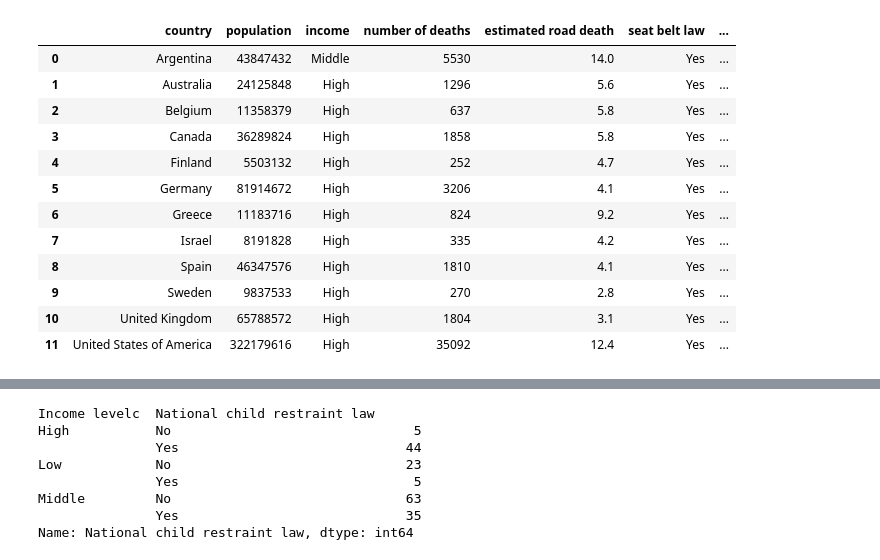
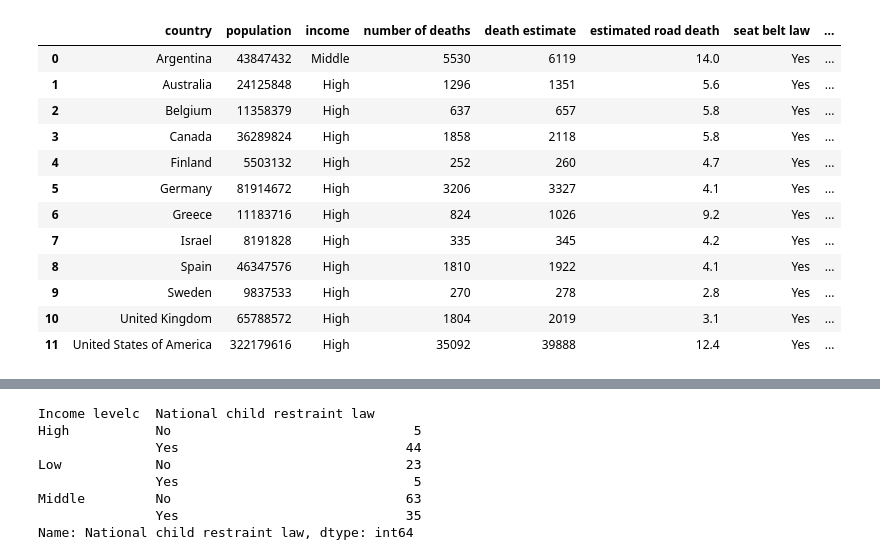
Before and after one commit to cyrusauyeungc/Project_01, a Jupyter notebook: notebooks/main_parastoo.ipynb, the cells around one changed output, grey strips where cells are left out. Drawn from its saved outputs; the diff is of its cells as text; code cells hidden in the pictures.

```diff
--- a/notebooks/main_parastoo.ipynb
+++ b/notebooks/main_parastoo.ipynb
@@ -22,99 +22,55 @@ df_phones = pd.DataFrame()
 
 # Read data into pandas
 
-df_raw_type = pd.read_csv("../data_raw/summary_table_road_traffic_deathsp.csv")
-df_raw_seatbelt = pd.read_csv("../data_raw/seat_belt_laws.csv")
-df_raw_restraint = pd.read_csv("../data_raw/child_restraints_by_country.csv")
-df_raw_phones = pd.read_csv("../data_raw/mobile_phone_laws.csv")
+df_raw_type = pd.read_csv("data_raw/summary_table_road_traffic_deathsp.csv")
+df_raw_seatbelt = pd.read_csv("data_raw/seat_belt_laws.csv")
+df_raw_restraint = pd.read_csv("data_raw/child_restraints_by_country.csv")
+df_raw_phones = pd.read_csv("data_raw/mobile_phone_laws.csv")
 
 # Chosen countries
 countries = ["Argentina",
              "Australia",
              "Belgium",
              "Canada",
              "Finland",
              "Germany",
              "Greece",
              "Israel",
              "Spain",
              "Sweden",
              "United Kingdom",
              "United States of America"
             ]
 
 # Making loop to fill DataFrames
 for x in countries:
     df_type = df_type.append( df_raw_type[df_raw_type['Country/Area'].str.contains(x)], ignore_index = True )
     df_seatbelt = df_seatbelt.append( df_raw_seatbelt[df_raw_seatbelt['Country/Area'].str.contains(x)], ignore_index = True )
     df_restraint = df_restraint.append( df_raw_restraint[df_raw_restraint['Country/Area'].str.contains(x)], ignore_index = True )
     df_phones = df_phones.append( df_raw_phones[df_raw_phones['Country/Area'].str.contains(x)], ignore_index = True )
 
 # Merge DataFrames
 df1=pd.merge(df_type,df_seatbelt, how='left', on='Country/Area')
 df2=pd.merge(df1,df_restraint, how='left', on='Country/Area')
 df=pd.merge(df2,df_phones, how='left', on='Country/Area')
 
 # Rename columns so that they are differentiated
-
-##### FORMATTING
-### EDITED BY JOHN - WHEN I TRIED TO RUN IT THREW ME SOME ERRORS, TRIED TO FIX
-df.rename(columns= {"Country/Area":"country",
-                    "Population numbers for 2016a":"population",
-                    "Income levelc":"income",
-                    "Reported number of road traffic deaths":"number of deaths",
-                    "Estimated road traffic death rate per 100 000 populationd ":"estimated road death",
-
-                    ## OLD CODE
-                    # "National seat\nbelt law":"seat belt law",
-                    ## NEW CODE
-                    "National seat\r\nbelt law":"seat belt law",
-                    ## END
-
-                    "National child restraint law":"child restraint law",
-                    "Seat belt applies to Drivers":"seat belt drivers",
-                    "Seat belt applies to Front seat passengers":"seat belt front seat",
-                    "Seat belt applies to Rear-seat passengers":"seat belt rear seat",
-                    "Seat-belt wearing rates (%) Drivers only ":"rates seat belt drivers",
-                    " Seat-belt wearing rates (%) Front-seat occupants":"rates seat belt front seat",
-                    "Seat-belt wearing rates (%) Rear-seat occupants":"rates seat belt rear seat",
-                    "Seat-belt wearing rates (%) All occupants":"rates seat belt all",
-
-                    ## OLD CODE
-                    # "\nChild restraints required ":"child restraints",
-                    ### NEW CODE
-                    "\r\nChild restraints required ":"child restraints",
-                    ## END
-
-                    ## OLD CODE
-                    # "Children seated \nin front seat":"child seatedcin front",
-                    ### NEW CODE
-                    "Children seated \r\nin front seat":"child seated in front",
-                    ## END
-
-                    "Standard referred to and/or specified":"standard specified",
-                    "Percentage of children using child restraints":"percentage child restraints",
-                    "National mobile phone law":"mobile phone law",
-                    "Mobile phone law Applies to hand-held phone use":"hand_held phone",
-                    "Mobile phone law Applies to hands-free phone use":"hand_free phone",
-                    "Any data on use of mobile phone while driving":"any_data phone"}, inplace=True)
-### END JOHN EDIT
+df.rename(columns= {"Country/Area":"country","Population numbers for 2016a":"population","Income levelc":"income","Reported number of road traffic deaths":"number of deaths","Estimated road traffic death rate per 100 000 populationd ":"estimated road death","National seat\nbelt law":"seat belt law","National child restraint law":"child restraint law","Seat belt applies to Drivers":"seat belt drivers","Seat belt applies to Front seat passengers":"seat belt front seat","Seat belt applies to Rear-seat passengers":"seat belt rear seat","Seat-belt wearing rates (%) Drivers only ":"rates seat belt drivers"," Seat-belt wearing rates (%) Front-seat occupants":"rates seat belt front seat","Seat-belt wearing rates (%) Rear-seat occupants":"rates seat belt rear seat","Seat-belt wearing rates (%) All occupants":"rates seat belt all","\nChild restraints required ":"child restraints","Children seated \nin front seat":"child seatedcin front","Standard referred to and/or specified":"standard specified","Percentage of children using child restraints":"percentage child restraints","National mobile phone law":"mobile phone law","Mobile phone law Applies to hand-held phone use":"hand_held phone","Mobile phone law Applies to hands-free phone use":"hand_free phone","Any data on use of mobile phone while driving":"any_data phone"}, inplace=True)
 
 # Collecting columns which will be used in analyzation
-df = df[["country","population","income","number of deaths","estimated road death","seat belt law","seat belt drivers","seat belt front seat",
-         "seat belt rear seat","rates seat belt drivers","rates seat belt front seat","rates seat belt rear seat","rates seat belt all","child restraint law",
-         "child restraints","standard specified","child seated in front","percentage child restraints","mobile phone law","hand_held phone","hand_free phone","any_data phone"]]
+df = df[["country","population","income","number of deaths","death estimate","estimated road death","seat belt law","seat belt drivers","seat belt front seat","seat belt rear seat","rates seat belt drivers","rates seat belt front seat","rates seat belt rear seat","rates seat belt all","child restraint law","child restraints","standard specified","child seatedcin front","percentage child restraints","mobile phone law","hand_held phone","hand_free phone","any_data phone"]]
 display(df)
 # %% [output]
-|  | country | population | income | number of deaths | estimated road death | seat belt law | ... |
-| 0 | Argentina | 43847432 | Middle | 5530 | 14.0 | Yes | ... |
-| 1 | Australia | 24125848 | High | 1296 | 5.6 | Yes | ... |
-| 2 | Belgium | 11358379 | High | 637 | 5.8 | Yes | ... |
-| 3 | Canada | 36289824 | High | 1858 | 5.8 | Yes | ... |
-| 4 | Finland | 5503132 | High | 252 | 4.7 | Yes | ... |
-| 5 | Germany | 81914672 | High | 3206 | 4.1 | Yes | ... |
-| 6 | Greece | 11183716 | High | 824 | 9.2 | Yes | ... |
-| 7 | Israel | 8191828 | High | 335 | 4.2 | Yes | ... |
-| 8 | Spain | 46347576 | High | 1810 | 4.1 | Yes | ... |
-| 9 | Sweden | 9837533 | High | 270 | 2.8 | Yes | ... |
-| 10 | United Kingdom | 65788572 | High | 1804 | 3.1 | Yes | ... |
-| 11 | United States of America | 322179616 | High | 35092 | 12.4 | Yes | ... |
+|  | country | population | income | number of deaths | death estimate | estimated road death | seat belt law | ... |
+| 0 | Argentina | 43847432 | Middle | 5530 | 6119 | 14.0 | Yes | ... |
+| 1 | Australia | 24125848 | High | 1296 | 1351 | 5.6 | Yes | ... |
+| 2 | Belgium | 11358379 | High | 637 | 657 | 5.8 | Yes | ... |
+| 3 | Canada | 36289824 | High | 1858 | 2118 | 5.8 | Yes | ... |
+| 4 | Finland | 5503132 | High | 252 | 260 | 4.7 | Yes | ... |
+| 5 | Germany | 81914672 | High | 3206 | 3327 | 4.1 | Yes | ... |
+| 6 | Greece | 11183716 | High | 824 | 1026 | 9.2 | Yes | ... |
+| 7 | Israel | 8191828 | High | 335 | 345 | 4.2 | Yes | ... |
+| 8 | Spain | 46347576 | High | 1810 | 1922 | 4.1 | Yes | ... |
+| 9 | Sweden | 9837533 | High | 270 | 278 | 2.8 | Yes | ... |
+| 10 | United Kingdom | 65788572 | High | 1804 | 2019 | 3.1 | Yes | ... |
+| 11 | United States of America | 322179616 | High | 35092 | 39888 | 12.4 | Yes | ... |
```
Also changed, not shown: parts of 17 cells of this notebook, 1 other file.
